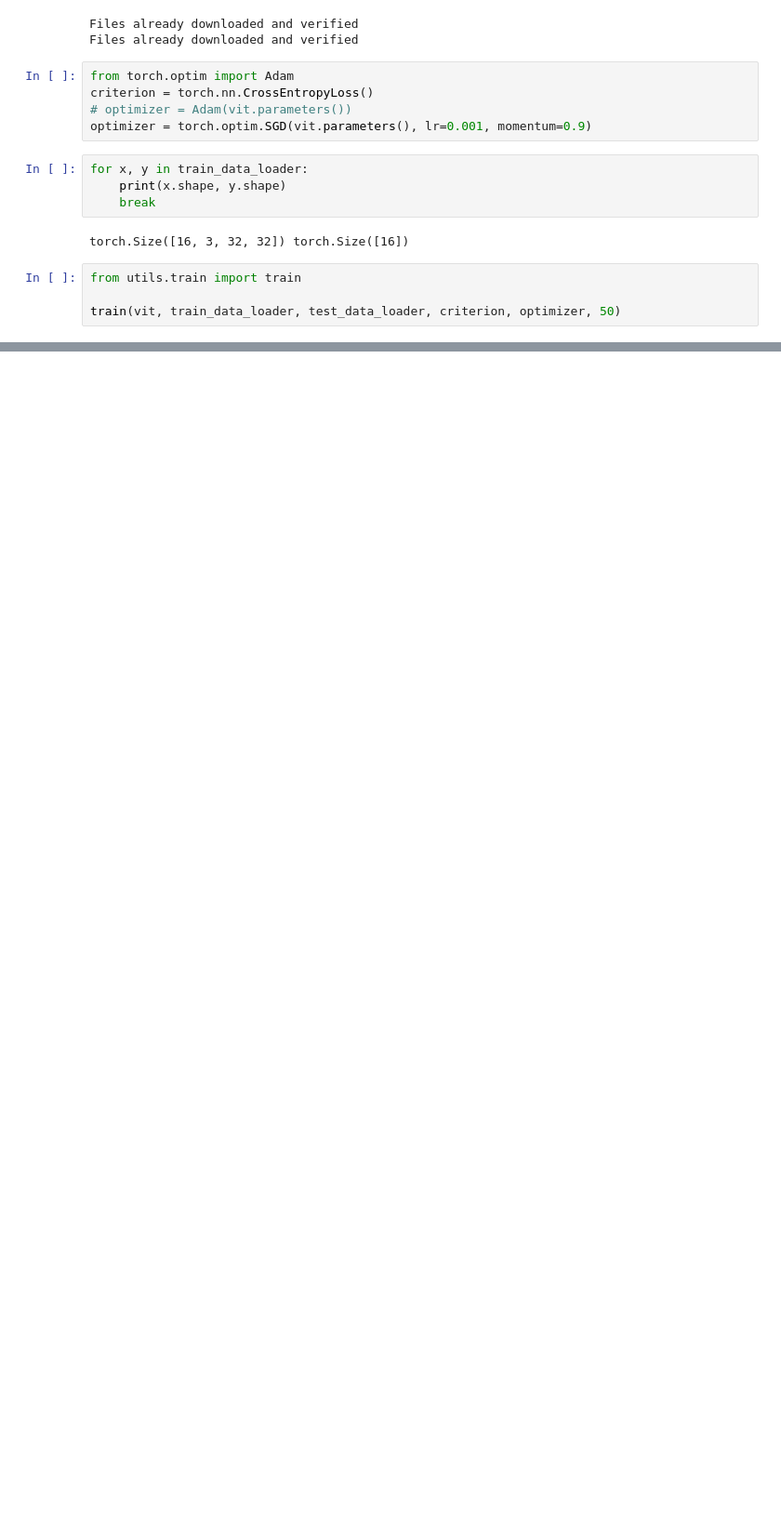
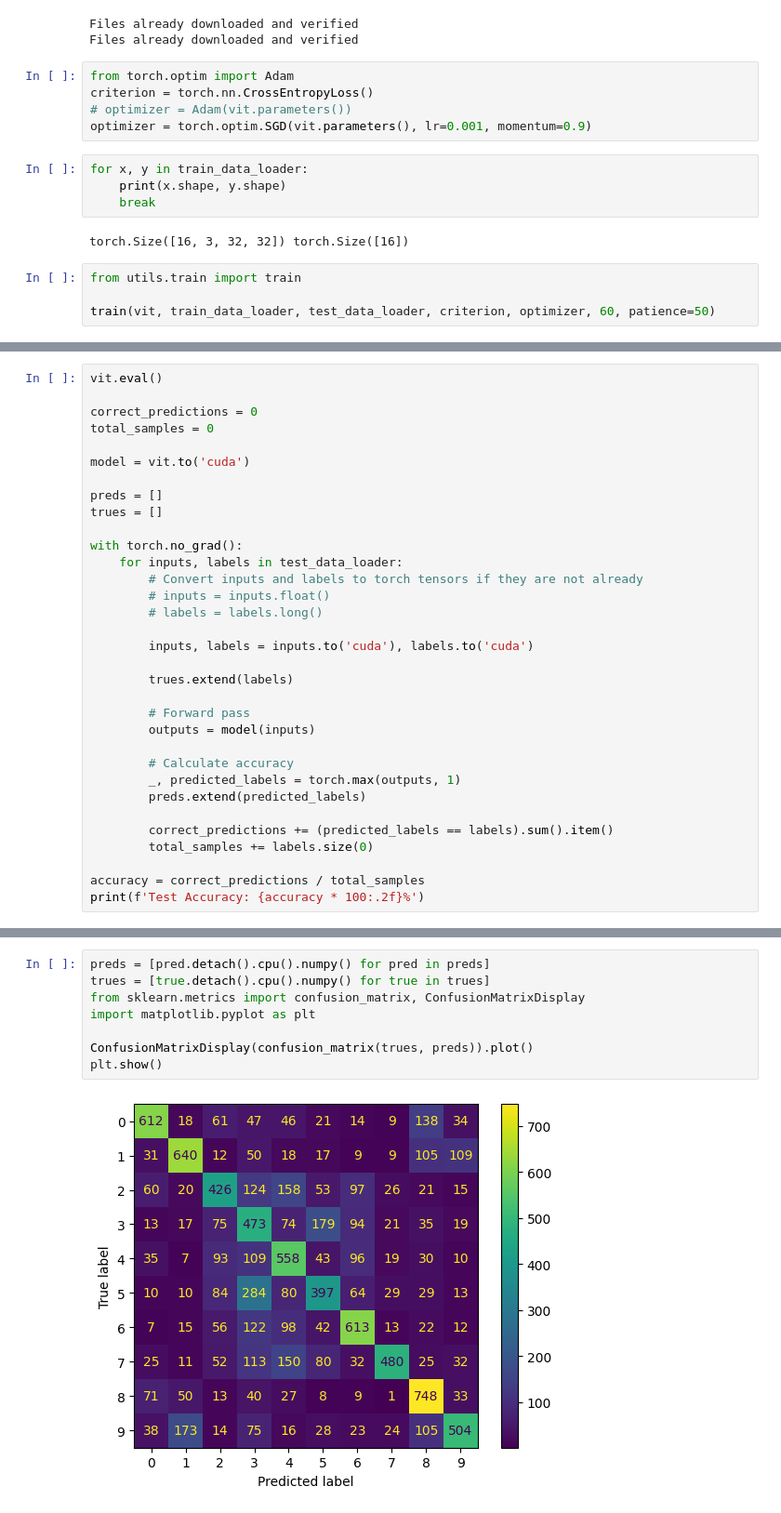
Before and after one commit to Lun4ticman/pracownia_naukowa, a Jupyter notebook: testing.ipynb, the cells around one changed output, grey strips where cells are left out. Shown: that part at 93% size. Drawn from its saved outputs; the diff is of its cells as text; blank space fills up the shorter version.

Commit message:
Presenting data

```diff
--- a/testing.ipynb
+++ b/testing.ipynb
@@ -71,5 +74,5 @@ torch.Size([16, 3, 32, 32]) torch.Size([16])
 # %%
 from utils.train import train
 
-train(vit, train_data_loader, test_data_loader, criterion, optimizer, 50)
+train(vit, train_data_loader, test_data_loader, criterion, optimizer, 60, patience=50)
 # %% [output]
@@ -88,0 +92,33 @@ Epoch 12/50, Train Loss: 2.0861, Validation Loss: 2.0755
+# %%
+vit.eval()
+
+correct_predictions = 0
+total_samples = 0
+
+model = vit.to('cuda')
+
+preds = []
+trues = []
+
+with torch.no_grad():
+    for inputs, labels in test_data_loader:
+        # Convert inputs and labels to torch tensors if they are not already
+        # inputs = inputs.float()
+        # labels = labels.long()
+
+        inputs, labels = inputs.to('cuda'), labels.to('cuda')
+
+        trues.extend(labels)
+
+        # Forward pass
+        outputs = model(inputs)
+
+        # Calculate accuracy
+        _, predicted_labels = torch.max(outputs, 1)
+        preds.extend(predicted_labels)
+
+        correct_predictions += (predicted_labels == labels).sum().item()
+        total_samples += labels.size(0)
+
+accuracy = correct_predictions / total_samples
+print(f'Test Accuracy: {accuracy * 100:.2f}%')
@@ -88,0 +127,10 @@ Epoch 12/50, Train Loss: 2.0861, Validation Loss: 2.0755
+# %%
+preds = [pred.detach().cpu().numpy() for pred in preds]
+trues = [true.detach().cpu().numpy() for true in trues]
+from sklearn.metrics import confusion_matrix, ConfusionMatrixDisplay
+import matplotlib.pyplot as plt
+
+ConfusionMatrixDisplay(confusion_matrix(trues, preds)).plot()
+plt.show()
+# %% [output]
+[figure, added]
```
Also changed, not shown: parts of 14 cells of this notebook.
